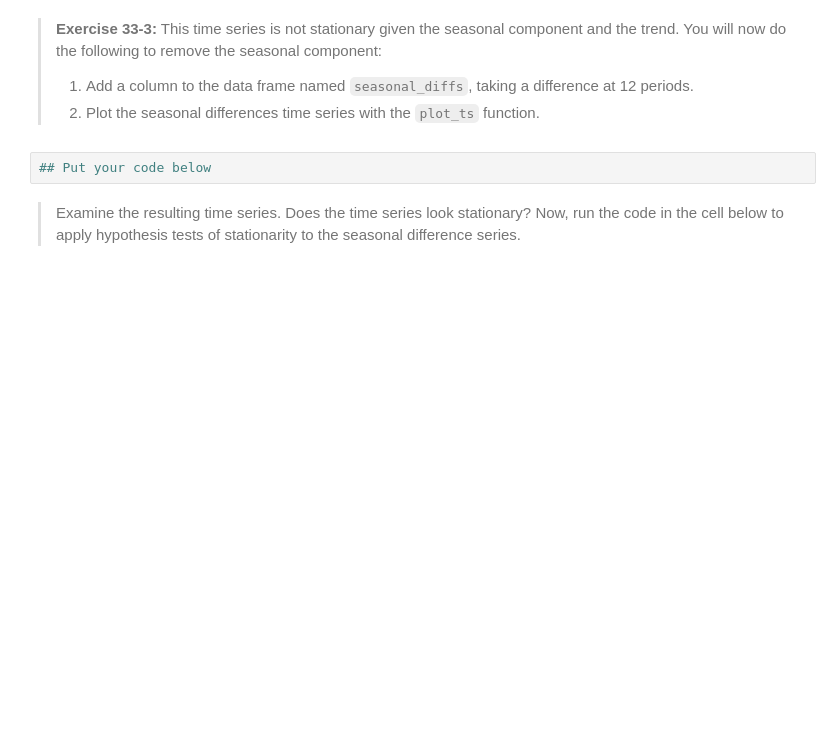
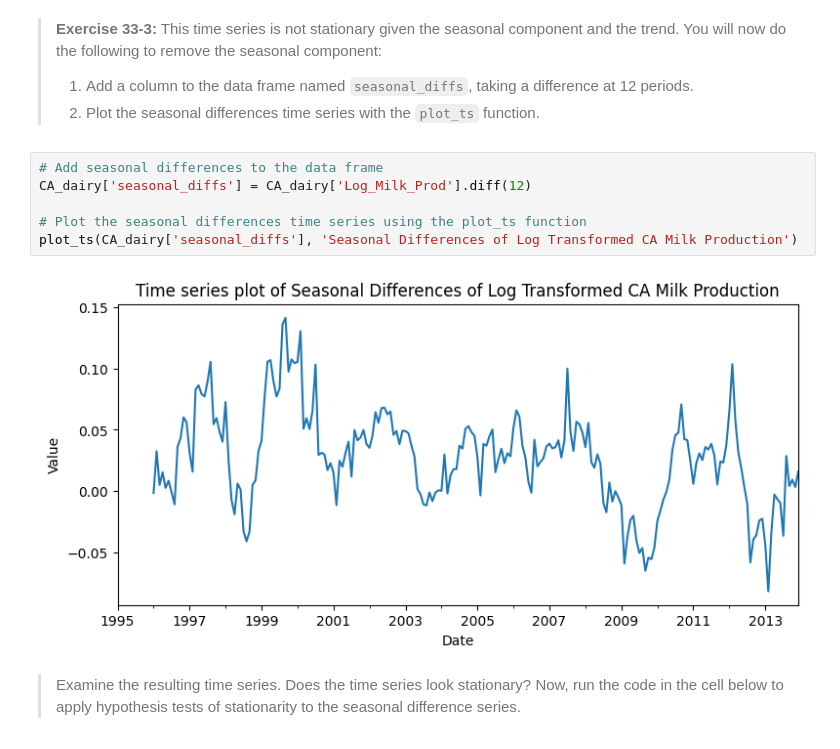
Before and after one commit to lscarval/CSCI-E-83-Fundamentals, a Jupyter notebook: Notebooks/33_Chapter33_TimeSeriesModels.ipynb, the cells around one changed output. Saved outputs shown, nothing was run; the diff lists cells and outputs as text; blank space fills up the shorter version.

```diff
--- a/Notebooks/33_Chapter33_TimeSeriesModels.ipynb
+++ b/Notebooks/33_Chapter33_TimeSeriesModels.ipynb
@@ -644,8 +972,14 @@ plot_ts(CA_dairy['Milk_Prod'], 'Time series of CA milk production')
 > **Exercise 33-3:** This time series is not stationary given the seasonal component and the trend. You will now do the following to remove the seasonal component:
 > 1. Add a column to the data frame named `seasonal_diffs`, taking a difference at 12 periods.
 > 2. Plot the seasonal differences time series with the `plot_ts` function.
-# %%
-## Put your code below
+# %%
+# Add seasonal differences to the data frame
+CA_dairy['seasonal_diffs'] = CA_dairy['Log_Milk_Prod'].diff(12)
+
+# Plot the seasonal differences time series using the plot_ts function
+plot_ts(CA_dairy['seasonal_diffs'], 'Seasonal Differences of Log Transformed CA Milk Production')
+# %% [output]
+[figure, added]
 # %% [markdown]
 > Examine the resulting time series. Does the time series look stationary? Now, run the code in the cell below to apply hypothesis tests of stationarity to the seasonal difference series.
 # %%
```
Also changed, not shown: parts of 56 cells of this notebook.
